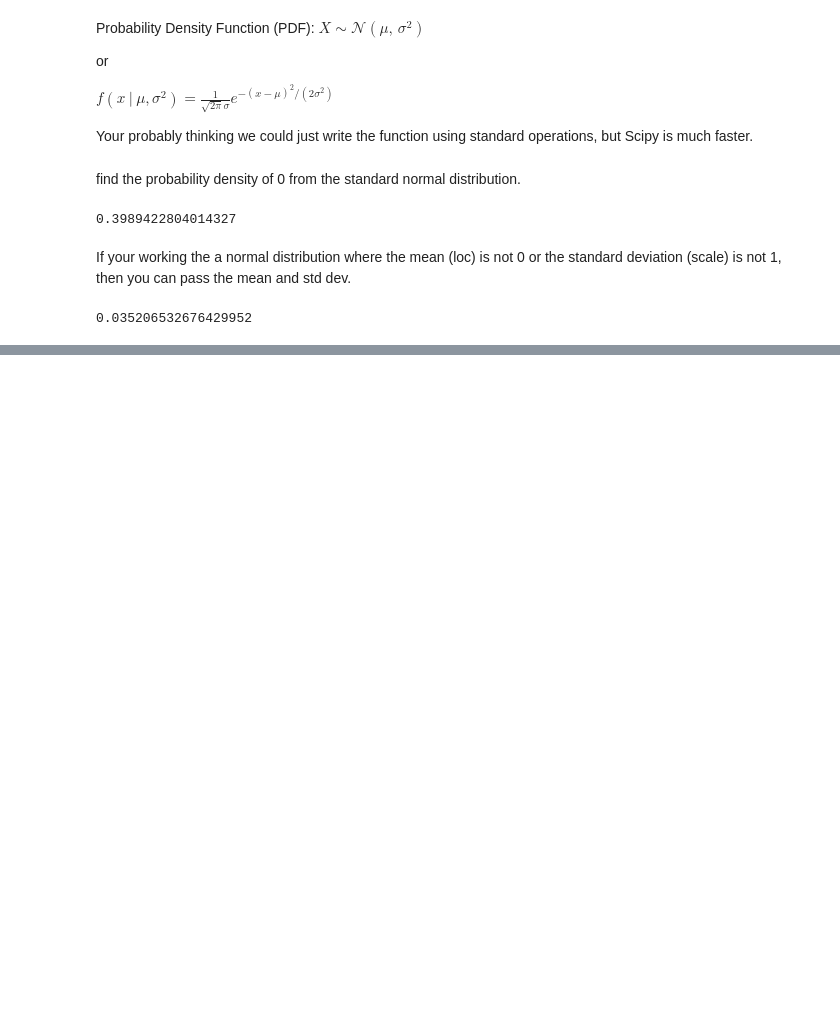
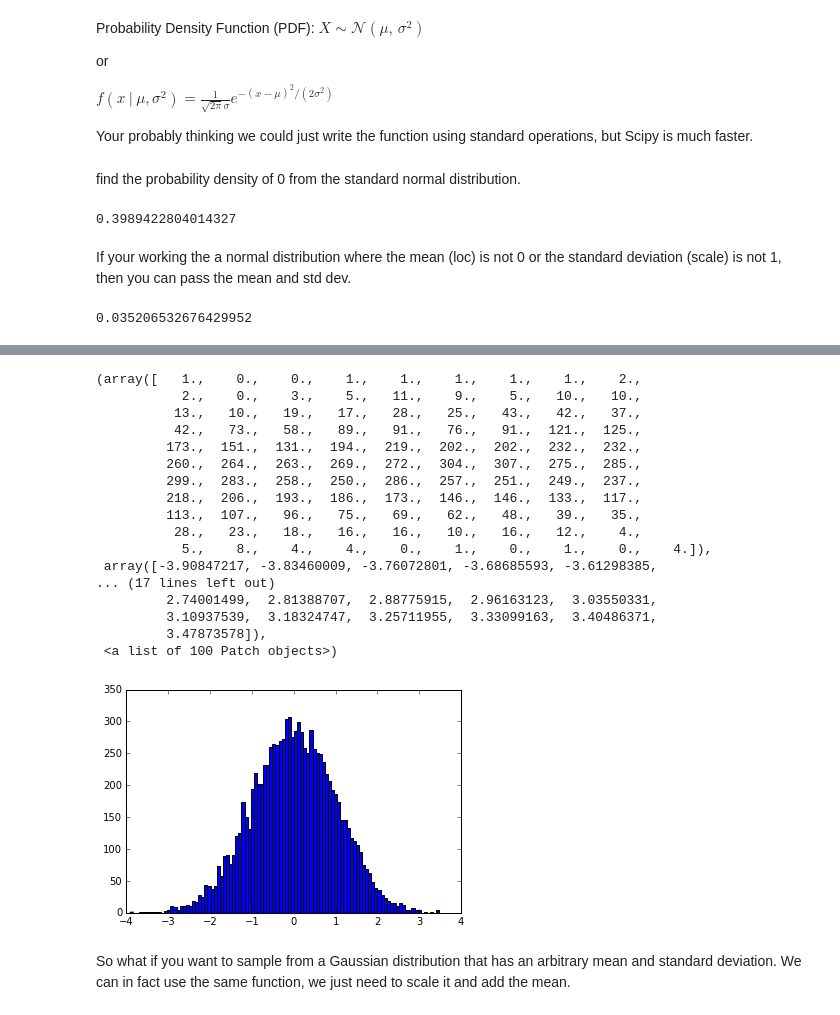
Before and after one commit to mjjw/python, a Jupyter notebook: deeplearningprerequisites.ipynb, the cells around one changed output, grey strips where cells are left out. Cells and saved outputs as stored; diff of their text form; code cells hidden in the pictures; blank space fills up the shorter version.

```diff
--- a/deeplearningprerequisites.ipynb
+++ b/deeplearningprerequisites.ipynb
@@ -1039,0 +1083,25 @@ norm.pdf(0, loc=5, scale=10)
+# %%
+r=np.random.randn(10000)
+# %%
+plt.hist(r, bins=100)
+# %% [output]
+(array([   1.,    0.,    0.,    1.,    1.,    1.,    1.,    1.,    2.,
+           2.,    0.,    3.,    5.,   11.,    9.,    5.,   10.,   10.,
+          13.,   10.,   19.,   17.,   28.,   25.,   43.,   42.,   37.,
+          42.,   73.,   58.,   89.,   91.,   76.,   91.,  121.,  125.,
+         173.,  151.,  131.,  194.,  219.,  202.,  202.,  232.,  232.,
+         260.,  264.,  263.,  269.,  272.,  304.,  307.,  275.,  285.,
+         299.,  283.,  258.,  250.,  286.,  257.,  251.,  249.,  237.,
+         218.,  206.,  193.,  186.,  173.,  146.,  146.,  133.,  117.,
+         113.,  107.,   96.,   75.,   69.,   62.,   48.,   39.,   35.,
+          28.,   23.,   18.,   16.,   16.,   10.,   16.,   12.,    4.,
+           5.,    8.,    4.,    4.,    0.,    1.,    0.,    1.,    0.,    4.]),
+ array([-3.90847217, -3.83460009, -3.76072801, -3.68685593, -3.61298385,
+... (17 lines left out)
+         2.74001499,  2.81388707,  2.88775915,  2.96163123,  3.03550331,
+         3.10937539,  3.18324747,  3.25711955,  3.33099163,  3.40486371,
+         3.47873578]),
+ <a list of 100 Patch objects>)
+[figure, added]
+# %% [markdown]
+So what if you want to sample from a Gaussian distribution that has an arbitrary mean and standard deviation. We can in fact use the same function, we just need to scale it and add the mean.
```
Also changed, not shown: parts of 33 cells of this notebook.
